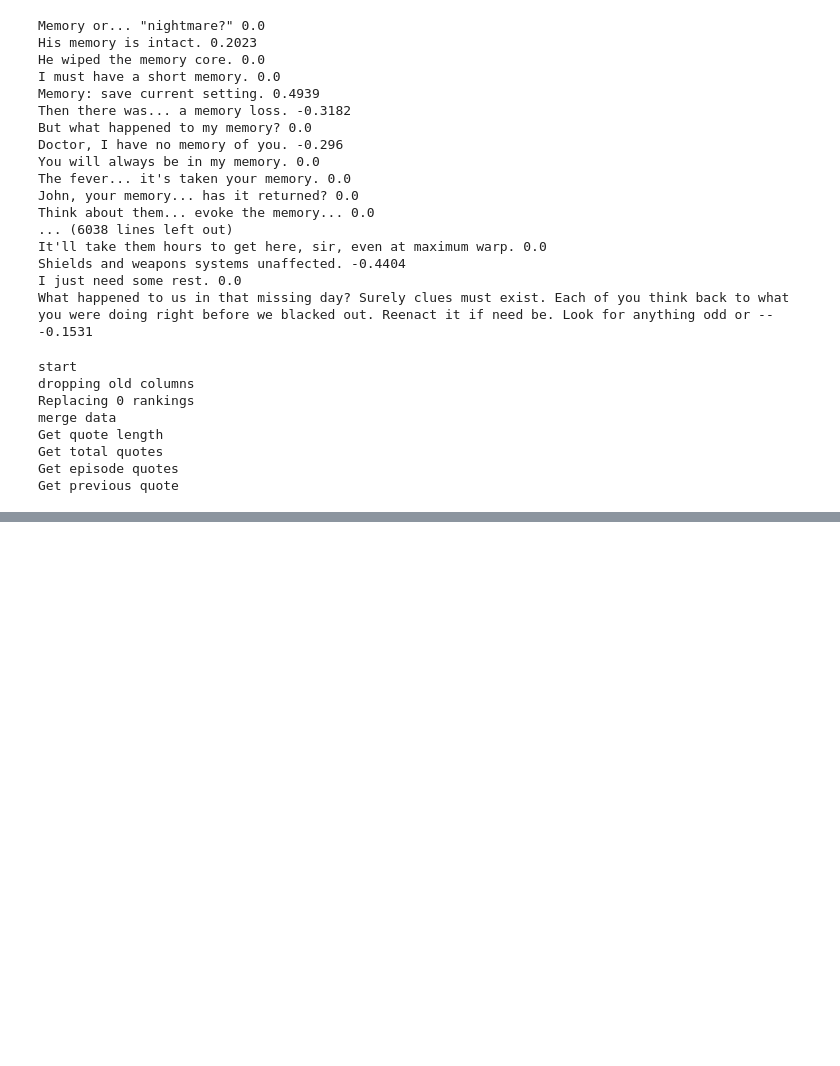
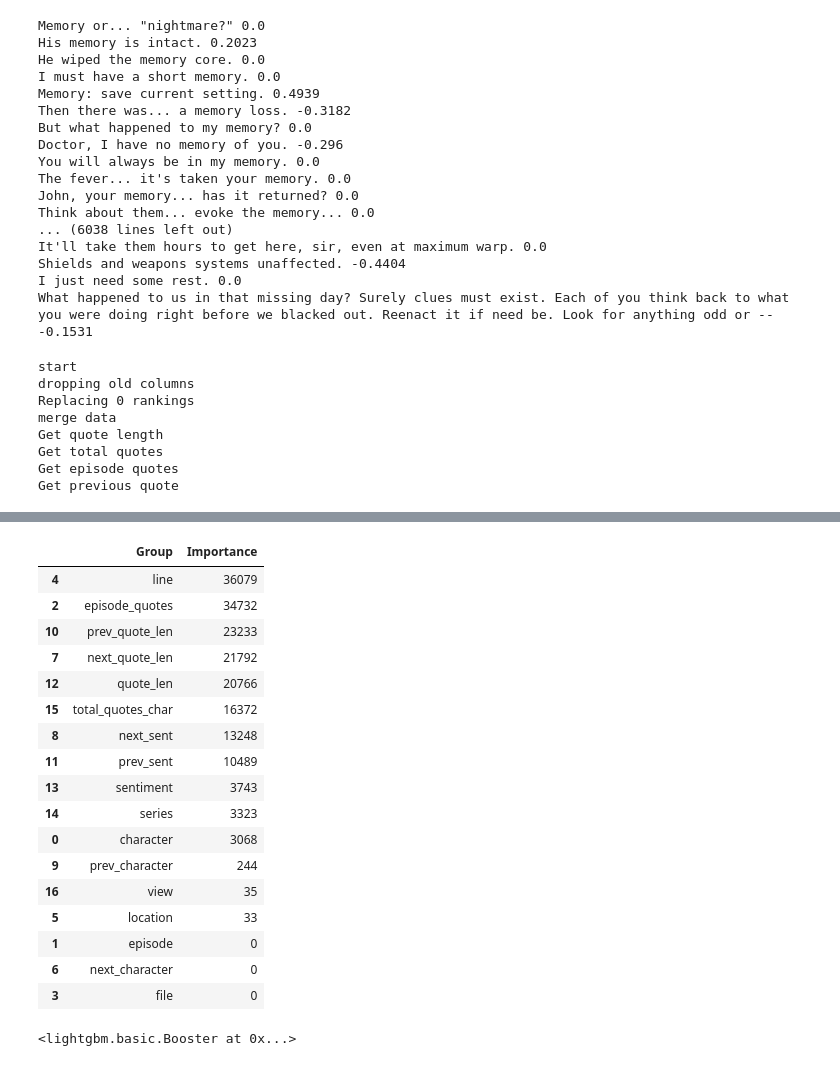
Before and after one commit to scmcqueen/StarTrek_SearchEngine, a Jupyter notebook: learn2rank.ipynb, the cells around one changed output, grey strips where cells are left out. Saved outputs shown, nothing was run; the diff lists cells and outputs as text; code cells hidden in the pictures; blank space fills up the shorter version.

```diff
--- a/learn2rank.ipynb
+++ b/learn2rank.ipynb
@@ -388,0 +416,32 @@ formatted_data['pipeline_names'][0],formatted_data['pipeline_names'][4],formatte
+# %%
+# I want to be able to get the sum of the feature importance for the features that were one-hot encoded
+def get_cumulative_feature_importance(model:lgb.basic.Booster,column_names:list)-> pd.DataFrame:
+    importance_list = model.feature_importance()
+    column_groups = column_names[:9] + [x[:x.rindex('_')] if '_' in x else x for x in column_names[9:]]
+    importance_df = pd.DataFrame([column_groups,column_names,importance_list], index=['Group', 'Feature','Importance']).T
+    return(importance_df.groupby(['Group'])['Importance'].sum().reset_index().sort_values('Importance',ascending=False))
+# %%
+get_cumulative_feature_importance(ranker,names)
+# %% [output]
+|  | Group | Importance |
+| 4 | line | 36079 |
+| 2 | episode_quotes | 34732 |
+| 10 | prev_quote_len | 23233 |
+| 7 | next_quote_len | 21792 |
+| 12 | quote_len | 20766 |
+| 15 | total_quotes_char | 16372 |
+| 8 | next_sent | 13248 |
+| 11 | prev_sent | 10489 |
+| 13 | sentiment | 3743 |
+| 14 | series | 3323 |
+| 0 | character | 3068 |
+| 9 | prev_character | 244 |
+| 16 | view | 35 |
+| 5 | location | 33 |
+| 1 | episode | 0 |
+| 6 | next_character | 0 |
+| 3 | file | 0 |
+# %%
+ranker.save_model('ranker_7days')
+# %% [output]
+<lightgbm.basic.Booster at 0x...>
```
Also changed, not shown: parts of 8 cells of this notebook, 1 other file.
